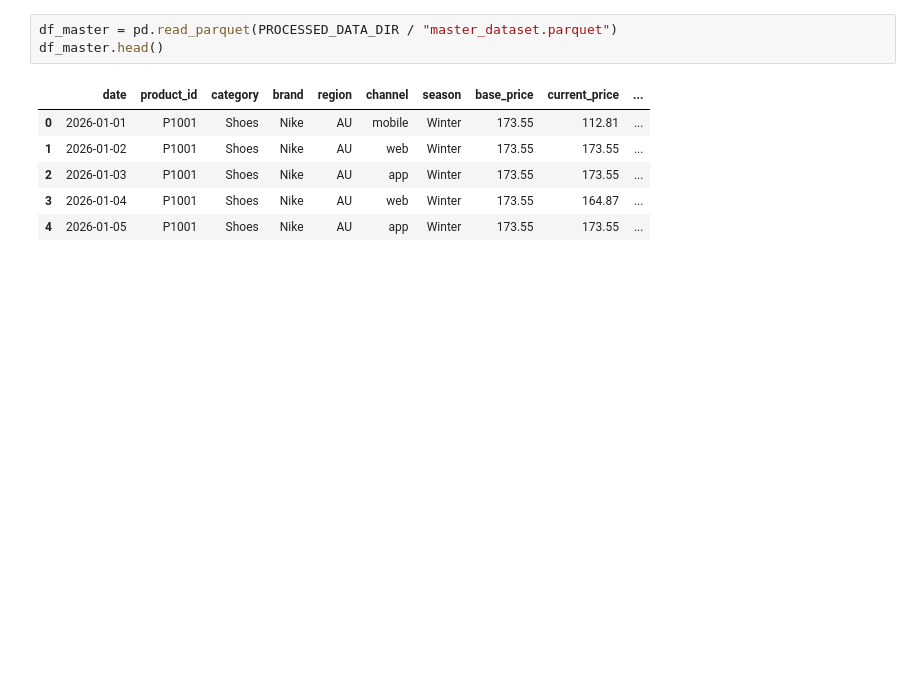
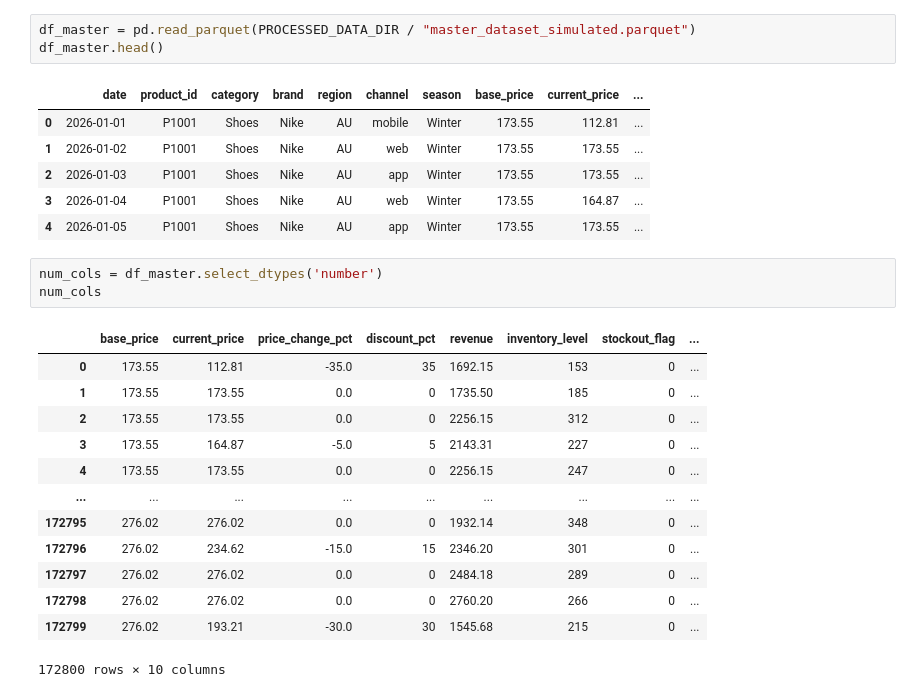
Before and after one commit to Booldii/market-pulse-dash, a Jupyter notebook: notebooks/01_eda.ipynb, the cells around one changed output. Drawn from its saved outputs; the diff is of its cells as text; blank space fills up the shorter version.

```diff
--- a/notebooks/01_eda.ipynb
+++ b/notebooks/01_eda.ipynb
@@ -65,7 +67,7 @@ df_grouped
 15749    13.809819
 Name: trend_index, Length: 15750, dtype: float64
 # %%
-df_master = pd.read_parquet(PROCESSED_DATA_DIR / "master_dataset.parquet")
+df_master = pd.read_parquet(PROCESSED_DATA_DIR / "master_dataset_simulated.parquet")
 df_master.head()
 # %% [output]
 |  | date | product_id | category | brand | region | channel | season | base_price | current_price | ... |
@@ -74,3 +76,20 @@ df_master.head()
 | 2 | 2026-01-03 | P1001 | Shoes | Nike | AU | app | Winter | 173.55 | 173.55 | ... |
 | 3 | 2026-01-04 | P1001 | Shoes | Nike | AU | web | Winter | 173.55 | 164.87 | ... |
 | 4 | 2026-01-05 | P1001 | Shoes | Nike | AU | app | Winter | 173.55 | 173.55 | ... |
+# %%
+num_cols = df_master.select_dtypes('number')
+num_cols
+# %% [output]
+|  | base_price | current_price | price_change_pct | discount_pct | revenue | inventory_level | stockout_flag | ... |
+| 0 | 173.55 | 112.81 | -35.0 | 35 | 1692.15 | 153 | 0 | ... |
+| 1 | 173.55 | 173.55 | 0.0 | 0 | 1735.50 | 185 | 0 | ... |
+| 2 | 173.55 | 173.55 | 0.0 | 0 | 2256.15 | 312 | 0 | ... |
+| 3 | 173.55 | 164.87 | -5.0 | 5 | 2143.31 | 227 | 0 | ... |
+| 4 | 173.55 | 173.55 | 0.0 | 0 | 2256.15 | 247 | 0 | ... |
+| ... | ... | ... | ... | ... | ... | ... | ... | ... |
+| 172795 | 276.02 | 276.02 | 0.0 | 0 | 1932.14 | 348 | 0 | ... |
+| 172796 | 276.02 | 234.62 | -15.0 | 15 | 2346.20 | 301 | 0 | ... |
+| 172797 | 276.02 | 276.02 | 0.0 | 0 | 2484.18 | 289 | 0 | ... |
+| 172798 | 276.02 | 276.02 | 0.0 | 0 | 2760.20 | 266 | 0 | ... |
+| 172799 | 276.02 | 193.21 | -30.0 | 30 | 1545.68 | 215 | 0 | ... |
+172800 rows × 10 columns
```
Also changed, not shown: parts of 9 cells of this notebook, 8 other files.
